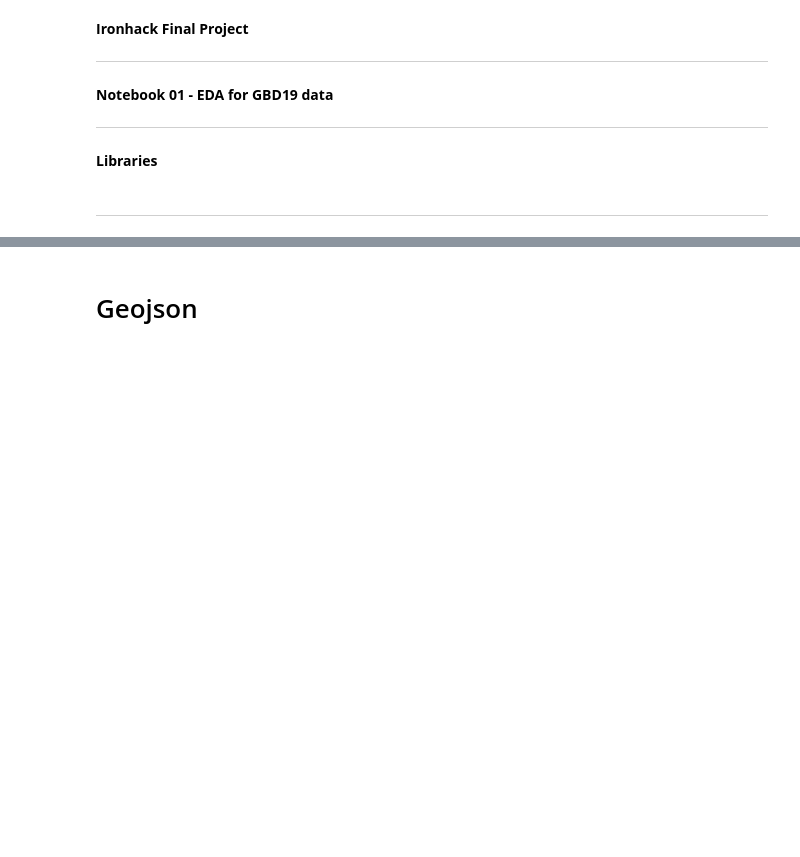
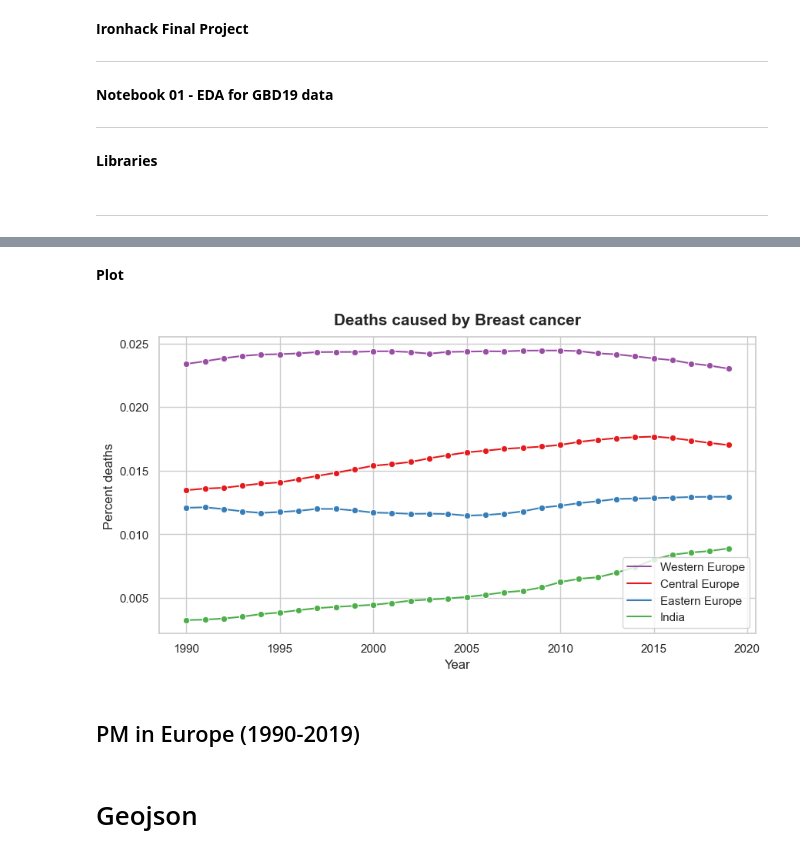
Before and after one commit to mplanasgit/Ironhack-Final-Project, a Jupyter notebook: src/EDA_gbd.ipynb, the cells around one changed output, grey strips where cells are left out. Saved outputs shown, nothing was run; the diff lists cells and outputs as text; code cells hidden in the pictures; blank space fills up the shorter version.

```diff
--- a/src/EDA_gbd.ipynb
+++ b/src/EDA_gbd.ipynb
@@ -146,0 +79,22 @@ pm.to_csv('../data/GBD19/pm/GBD_AIR_POLLUTION_1990_2019_clean.csv', index = Fals
+# %%
+# Selecting only Breast cancer disease, focusing on Percent deaths and renaming columns
+gbd19_brcancer = disease.copy()
+gbd19_brcancer = gbd19_brcancer[gbd19_brcancer['metric_name']=='Percent']
+gbd19_brcancer = gbd19_brcancer[gbd19_brcancer['cause_name']=='Breast cancer']
+gbd19_brcancer = gbd19_brcancer.rename(columns={'location_name': 'Location','cause_name': 'Disease', 'year':'Year', 'val':'Percent deaths'})
+gbd19_brcancer = gbd19_brcancer[['Location', 'Year','Percent deaths','upper','lower']]
+# Exporting
+gbd19_brcancer.to_csv('../data/GBD19/disease/gbd19_brcancer.csv', index = False)
+# %% [markdown]
+**Plot**
+# %%
+location_subset = ['Eastern Europe','Central Europe','Western Europe','India']
+order_legend = [3, 0, 1, 2]
+title = "Deaths caused by Breast cancer"
+fig = vis.plot_lineplot(gbd19_brcancer, location_subset, 'Year', 'Percent deaths', order_legend, title)
+plt.savefig(f"./output/global/deaths_breastcancer_europe.jpg", dpi=1000, bbox_inches='tight')
+plt.show()
+# %% [output]
+[figure, added]
+# %% [markdown]
+## PM in Europe (1990-2019)
```
Also changed, not shown: parts of 54 cells of this notebook, 42 other files.
